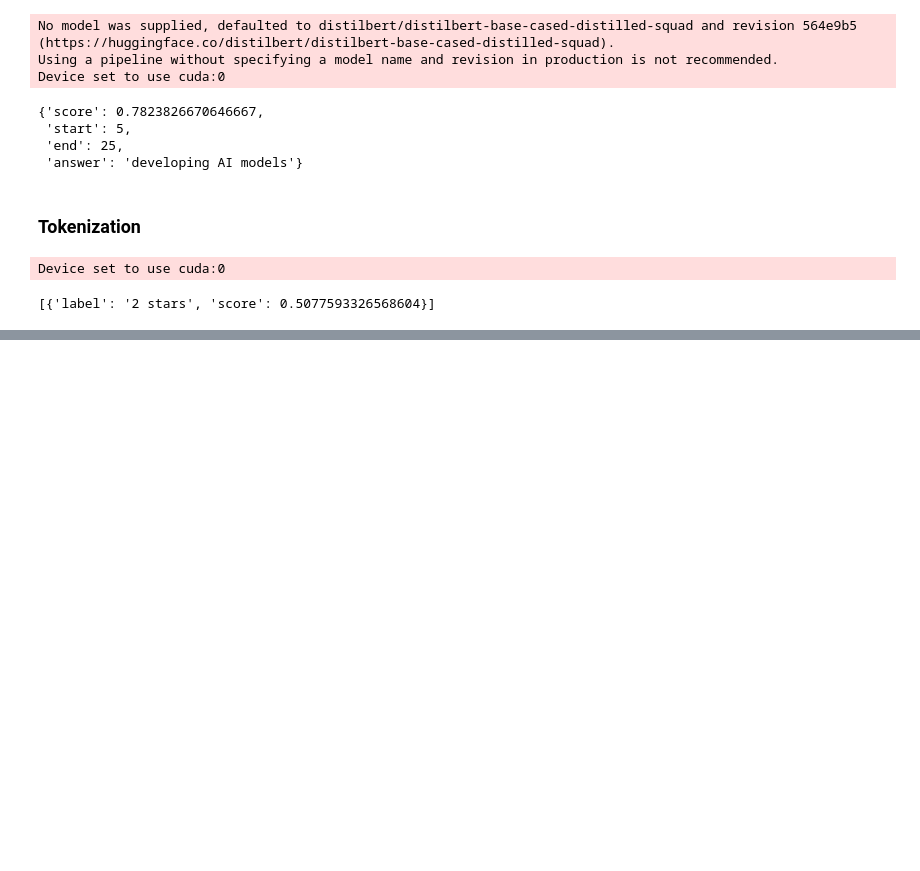
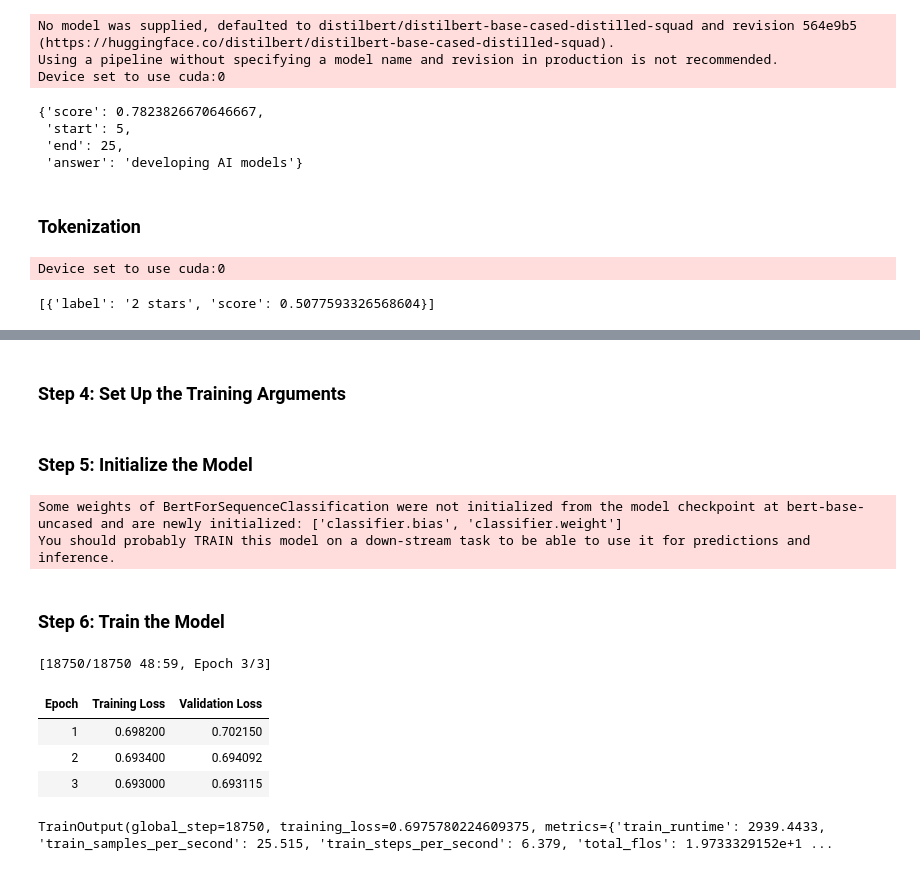
Before and after one commit to ballaprr/GenAI, a Jupyter notebook: HuggingFace_demo.ipynb, the cells around one changed output, grey strips where cells are left out. Saved outputs shown, nothing was run; the diff lists cells and outputs as text; code cells hidden in the pictures; blank space fills up the shorter version.

```diff
--- a/HuggingFace_demo.ipynb
+++ b/HuggingFace_demo.ipynb
@@ -241,0 +266,3 @@ print("Encoded Inpit:", encoded_input)
+# %%
+from datasets import load_dataset
+dataset = load_dataset('imdb')
@@ -241,0 +289,11 @@ print("Encoded Inpit:", encoded_input)
+# %%
+from transformers import AutoTokenizer
+
+# Load the tokenizer
+tokenizer = AutoTokenizer.from_pretrained('bert-base-uncased')
+
+# Tokenize the dataset
+def tokenize_function(examples):
+    return tokenizer(examples['text'], padding='max_length', truncation=True)
+
+tokenized_datasets = dataset.map(tokenize_function, batched=True)
@@ -241,0 +337,46 @@ print("Encoded Inpit:", encoded_input)
+# %% [markdown]
+### Step 4: Set Up the Training Arguments
+# %%
+from transformers import Trainer, TrainingArguments
+
+training_args = TrainingArguments(
+    output_dir='./results',
+    eval_strategy="epoch",
+    learning_rate=2e-4,
+    per_device_train_batch_size=4,
+    per_device_eval_batch_size=4,
+    num_train_epochs=3,
+    weight_decay=0.01,
+    fp16=True,
+    dataloader_pin_memory=False,
+    report_to="none"
+)
+# %% [markdown]
+### Step 5: Initialize the Model
+# %%
+from transformers import AutoModelForSequenceClassification, Trainer
+
+# Load the pre-trained model
+model = AutoModelForSequenceClassification.from_pretrained('bert-base-uncased', num_labels=2)
+
+# Initialize the Trainer
+trainer = Trainer(
+    model=model,
+    args=training_args,
+    train_dataset=tokenized_datasets['train'],
+    eval_dataset=tokenized_datasets['test']
+)
+# %% [output]
+Some weights of BertForSequenceClassification were not initialized from the model checkpoint at bert-base-uncased and are newly initialized: ['classifier.bias', 'classifier.weight']
+You should probably TRAIN this model on a down-stream task to be able to use it for predictions and inference.
+# %% [markdown]
+### Step 6: Train the Model
+# %%
+trainer.train()
+# %% [output]
+[18750/18750 48:59, Epoch 3/3]
+| Epoch | Training Loss | Validation Loss |
+| 1 | 0.698200 | 0.702150 |
+| 2 | 0.693400 | 0.694092 |
+| 3 | 0.693000 | 0.693115 |
+TrainOutput(global_step=18750, training_loss=0.6975780224609375, metrics={'train_runtime': 2939.4433, 'train_samples_per_second': 25.515, 'train_steps_per_second': 6.379, 'total_flos': 1.9733329152e+1 ...
```
Also changed, not shown: parts of 19 cells of this notebook, 1 other file.
